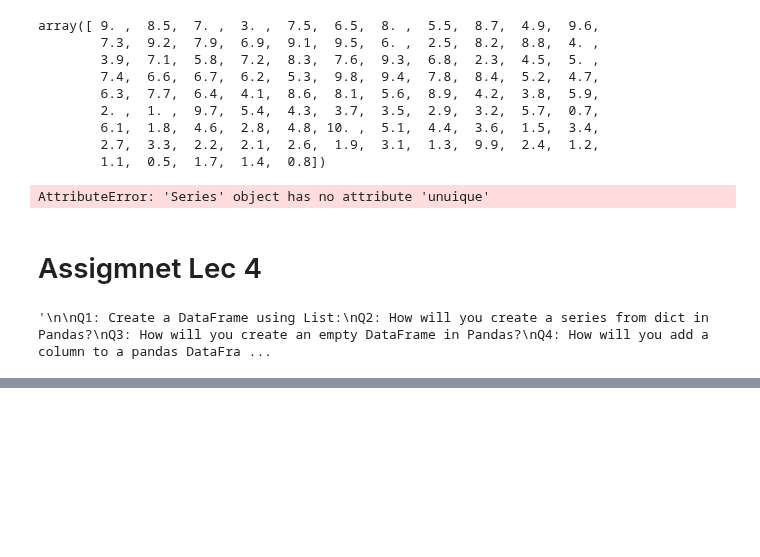
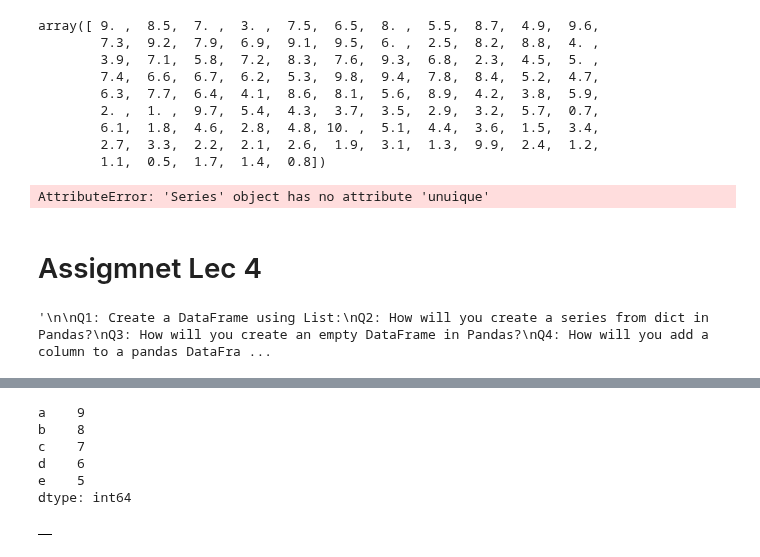
Before and after one commit to AkashKumarSingh11032001/IBM-Artificial-Intelligence-and-Machine-Learning-By-IBM-Watson, a Jupyter notebook: Lec 4.ipynb, the cells around one changed output, grey strips where cells are left out. Cells and saved outputs as stored; diff of their text form; code cells hidden in the pictures; blank space fills up the shorter version.

```diff
--- a/Lec 4.ipynb
+++ b/Lec 4.ipynb
@@ -721,0 +720,18 @@ dict = {}
+# %%
+# Sol 2
+dict = {'a':9,'b':8,'c':7,'d':6,'e':5}
+ser = pd.Series(dict)
+ser
+# %% [output]
+a    9
+b    8
+c    7
+d    6
+e    5
+dtype: int64
+# %%
+# sol 3
+emp = pd.DataFrame(())
+emp
+# %% [output]
+|  |
```
Also changed, not shown: parts of 5 cells of this notebook.
